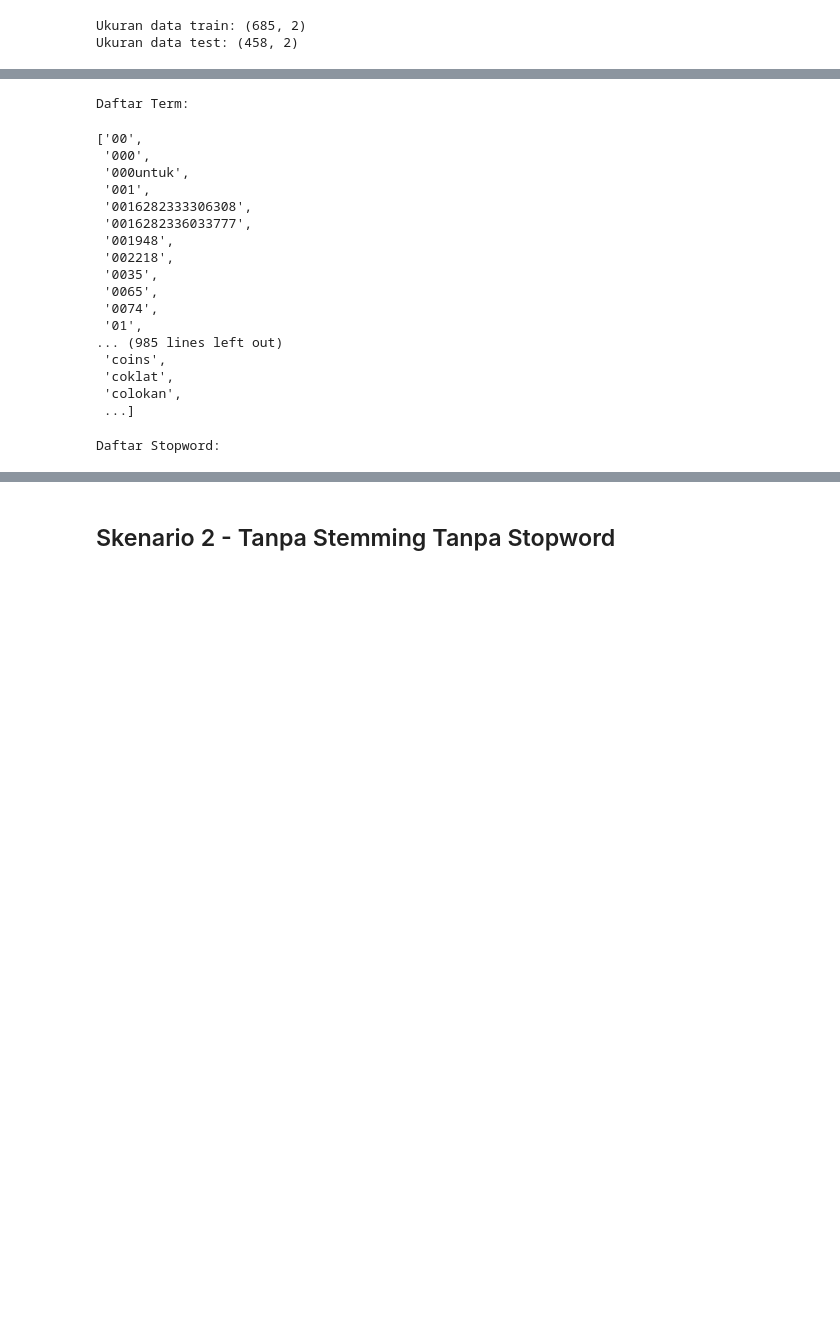
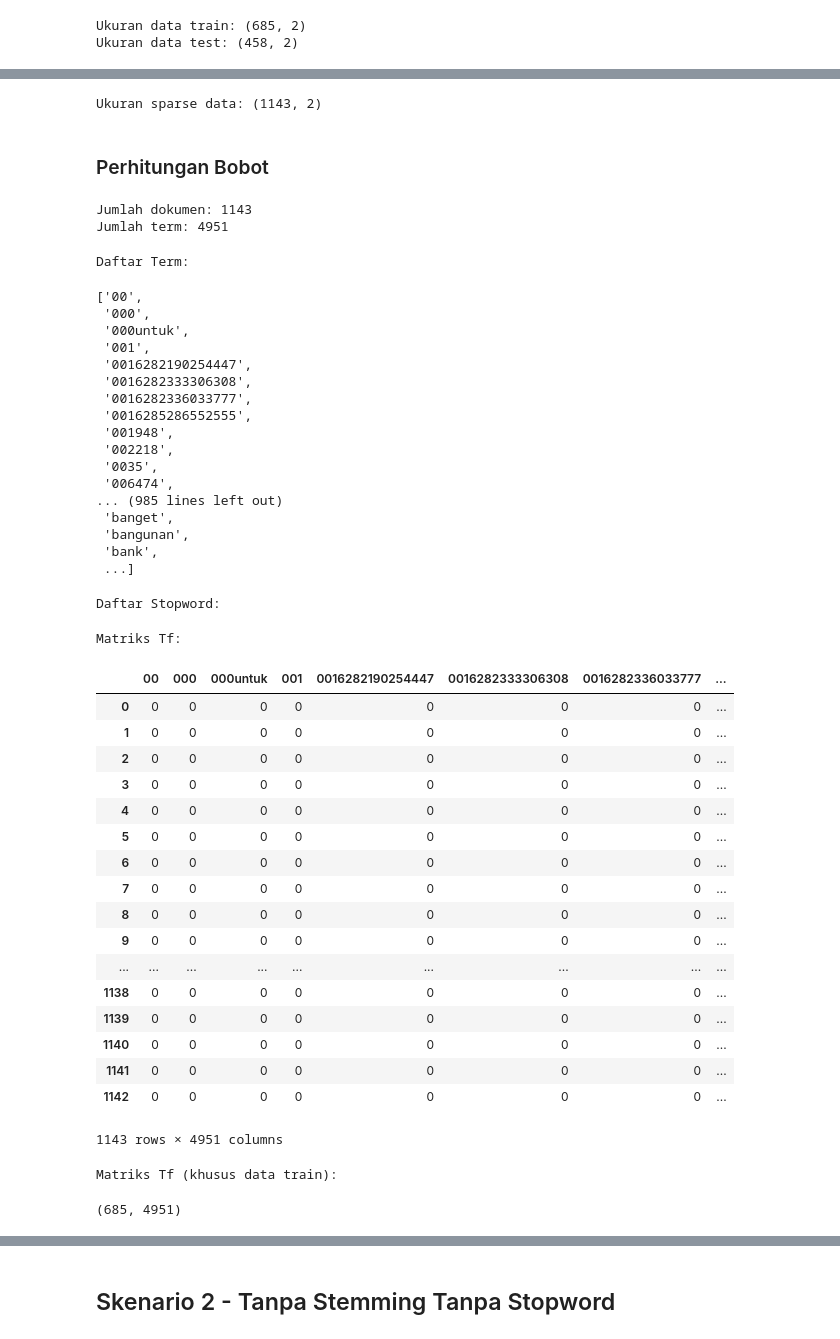
Before and after one commit to abuwildanm/Information-Retrieval, a Jupyter notebook: Projek.ipynb, the cells around one changed output, grey strips where cells are left out. Cells and saved outputs as stored; diff of their text form; code cells hidden in the pictures; blank space fills up the shorter version.

```diff
--- a/Projek.ipynb
+++ b/Projek.ipynb
@@ -84,0 +88,3 @@ Ukuran matriks bobot: (685, 3581)
+# %%
+sparse_data = pd.concat([train_data, test_data], ignore_index=True)
+sparse_data.head()
@@ -85,3 +98,19 @@ Ukuran matriks bobot: (685, 3581)
+# %%
+# Ukuran Sparse Data
+print('Ukuran sparse data:', sparse_data.shape)
+n_document = sparse_data.shape[0]
+# %% [output]
+Ukuran sparse data: (1143, 2)
+# %% [markdown]
+### Perhitungan Bobot
+# %%
+vectorizer = CountVectorizer()
+tf = vectorizer.fit_transform(sparse_data['teks'])
+print('Jumlah dokumen:', tf.shape[0])
+print('Jumlah term:', tf.shape[1])
+# %% [output]
+Jumlah dokumen: 1143
+Jumlah term: 4951
 # %%
 print('Daftar Term:')
 vectorizer.get_feature_names()
@@ -91,21 +120,52 @@ Daftar Term:
  '000',
  '000untuk',
  '001',
+ '0016282190254447',
  '0016282333306308',
  '0016282336033777',
+ '0016285286552555',
  '001948',
  '002218',
  '0035',
- '0065',
- '0074',
- '01',
+ '006474',
 ... (985 lines left out)
- 'coins',
- 'coklat',
- 'colokan',
+ 'banget',
+ 'bangunan',
+ 'bank',
  ...]
 # %%
 print('Daftar Stopword:')
 vectorizer.get_stop_words()
 # %% [output]
 Daftar Stopword:
+# %%
+print('Matriks Tf:')
+tf_matrix = pd.DataFrame(tf.toarray(), columns=vectorizer.get_feature_names())
+tf_matrix
+# %% [output]
+Matriks Tf:
+|  | 00 | 000 | 000untuk | 001 | 0016282190254447 | 0016282333306308 | 0016282336033777 | ... |
+| 0 | 0 | 0 | 0 | 0 | 0 | 0 | 0 | ... |
+| 1 | 0 | 0 | 0 | 0 | 0 | 0 | 0 | ... |
+| 2 | 0 | 0 | 0 | 0 | 0 | 0 | 0 | ... |
+| 3 | 0 | 0 | 0 | 0 | 0 | 0 | 0 | ... |
+| 4 | 0 | 0 | 0 | 0 | 0 | 0 | 0 | ... |
+| 5 | 0 | 0 | 0 | 0 | 0 | 0 | 0 | ... |
+| 6 | 0 | 0 | 0 | 0 | 0 | 0 | 0 | ... |
+| 7 | 0 | 0 | 0 | 0 | 0 | 0 | 0 | ... |
+| 8 | 0 | 0 | 0 | 0 | 0 | 0 | 0 | ... |
+| 9 | 0 | 0 | 0 | 0 | 0 | 0 | 0 | ... |
+| ... | ... | ... | ... | ... | ... | ... | ... | ... |
+| 1138 | 0 | 0 | 0 | 0 | 0 | 0 | 0 | ... |
+| 1139 | 0 | 0 | 0 | 0 | 0 | 0 | 0 | ... |
+| 1140 | 0 | 0 | 0 | 0 | 0 | 0 | 0 | ... |
+| 1141 | 0 | 0 | 0 | 0 | 0 | 0 | 0 | ... |
+| 1142 | 0 | 0 | 0 | 0 | 0 | 0 | 0 | ... |
+1143 rows × 4951 columns
+# %%
+print('Matriks Tf (khusus data train):')
+tf_train = tf_matrix[:n_train]
+tf_train.shape
+# %% [output]
+Matriks Tf (khusus data train):
+(685, 4951)
```
Also changed, not shown: parts of 15 cells of this notebook.
